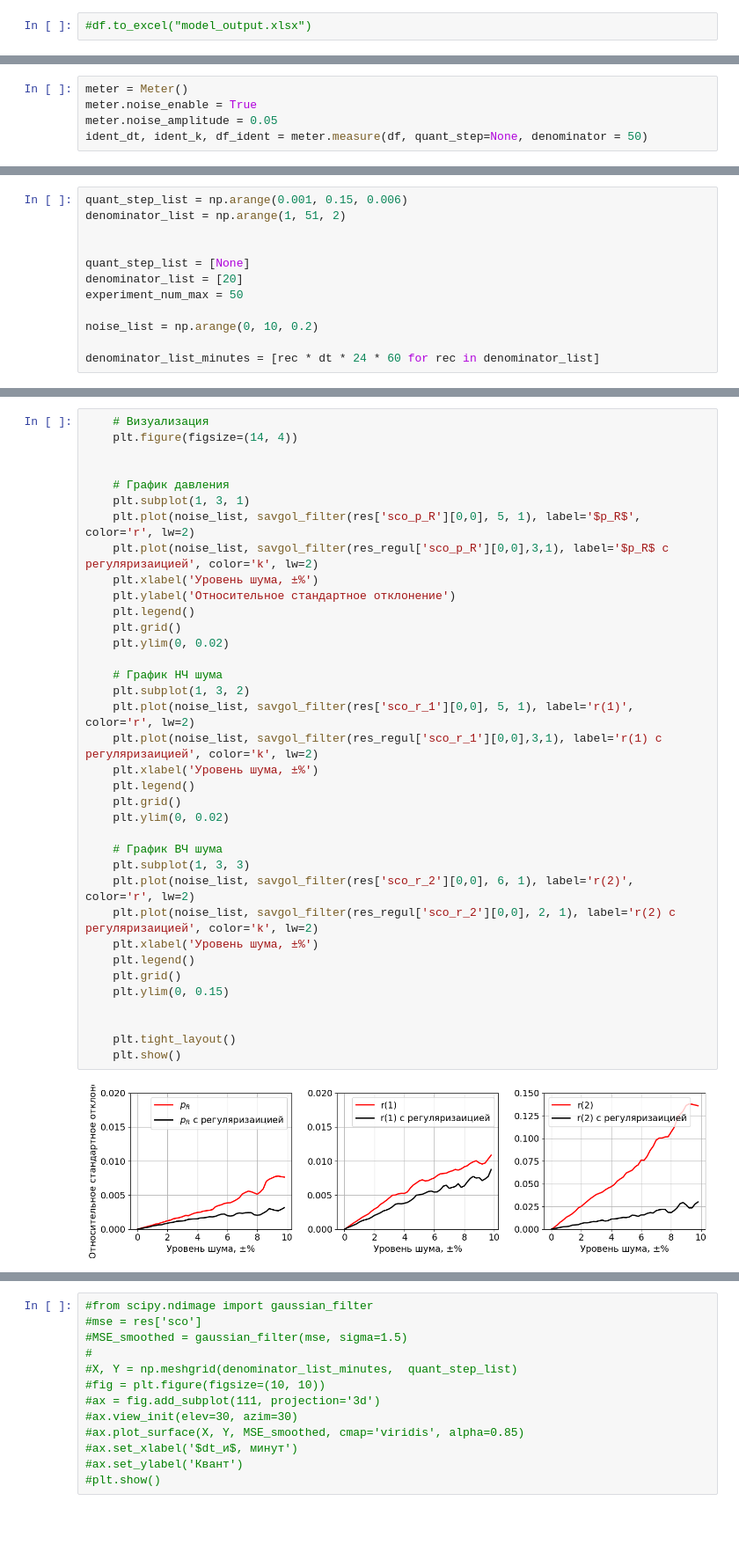
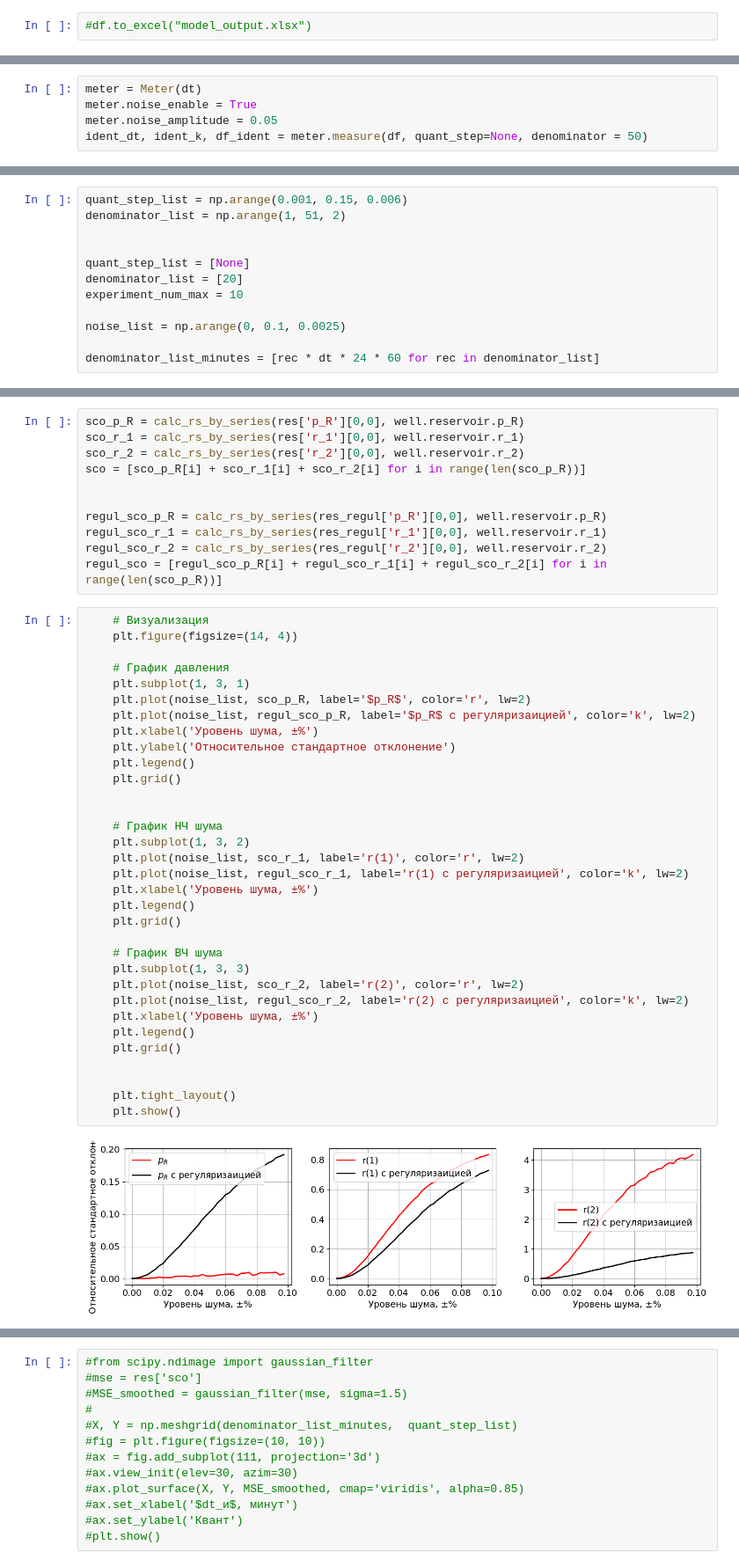
Before and after one commit to IANovoselov/well, a Jupyter notebook: src/well.ipynb, the cells around one changed output, grey strips where cells are left out. Shown at 88% size. Cells and saved outputs as stored; diff of their text form; blank space fills up the shorter version.

```diff
--- a/src/well.ipynb
+++ b/src/well.ipynb
@@ -229,5 +134,5 @@ ModuleNotFoundError: No module named 'scipy'
 # %%
-meter = Meter()
+meter = Meter(dt)
 meter.noise_enable = True
 meter.noise_amplitude = 0.05
 ident_dt, ident_k, df_ident = meter.measure(df, quant_step=None, denominator = 50)
@@ -442,9 +361,9 @@ denominator_list = np.arange(1, 51, 2)
 
 quant_step_list = [None]
 denominator_list = [20]
-experiment_num_max = 50
+experiment_num_max = 10
 
-noise_list = np.arange(0, 10, 0.2)
+noise_list = np.arange(0, 0.1, 0.0025)
 
 denominator_list_minutes = [rec * dt * 24 * 60 for rec in denominator_list]
 # %%
@@ -526,39 +409,47 @@ from scipy.signal import savgol_filter
+# %%
+sco_p_R = calc_rs_by_series(res['p_R'][0,0], well.reservoir.p_R)
+sco_r_1 = calc_rs_by_series(res['r_1'][0,0], well.reservoir.r_1)
+sco_r_2 = calc_rs_by_series(res['r_2'][0,0], well.reservoir.r_2)
+sco = [sco_p_R[i] + sco_r_1[i] + sco_r_2[i] for i in range(len(sco_p_R))]
+
+
+regul_sco_p_R = calc_rs_by_series(res_regul['p_R'][0,0], well.reservoir.p_R)
+regul_sco_r_1 = calc_rs_by_series(res_regul['r_1'][0,0], well.reservoir.r_1)
+regul_sco_r_2 = calc_rs_by_series(res_regul['r_2'][0,0], well.reservoir.r_2)
+regul_sco = [regul_sco_p_R[i] + regul_sco_r_1[i] + regul_sco_r_2[i] for i in range(len(sco_p_R))]
 # %%
     # Визуализация
     plt.figure(figsize=(14, 4))
 
-
     # График давления
     plt.subplot(1, 3, 1)
-    plt.plot(noise_list, savgol_filter(res['sco_p_R'][0,0], 5, 1), label='$p_R$', color='r', lw=2)
-    plt.plot(noise_list, savgol_filter(res_regul['sco_p_R'][0,0],3,1), label='$p_R$ с регуляризаицией', color='k', lw=2)
+    plt.plot(noise_list, sco_p_R, label='$p_R$', color='r', lw=2)
+    plt.plot(noise_list, regul_sco_p_R, label='$p_R$ с регуляризаицией', color='k', lw=2)
     plt.xlabel('Уровень шума, ±%')
     plt.ylabel('Относительное стандартное отклонение')
     plt.legend()
     plt.grid()
-    plt.ylim(0, 0.02)
+
 
     # График НЧ шума
     plt.subplot(1, 3, 2)
-    plt.plot(noise_list, savgol_filter(res['sco_r_1'][0,0], 5, 1), label='r(1)', color='r', lw=2)
-    plt.plot(noise_list, savgol_filter(res_regul['sco_r_1'][0,0],3,1), label='r(1) с регуляризаицией', color='k', lw=2)
+    plt.plot(noise_list, sco_r_1, label='r(1)', color='r', lw=2)
+    plt.plot(noise_list, regul_sco_r_1, label='r(1) с регуляризаицией', color='k', lw=2)
     plt.xlabel('Уровень шума, ±%')
     plt.legend()
     plt.grid()
-    plt.ylim(0, 0.02)
 
     # График ВЧ шума
     plt.subplot(1, 3, 3)
-    plt.plot(noise_list, savgol_filter(res['sco_r_2'][0,0], 6, 1), label='r(2)', color='r', lw=2)
-    plt.plot(noise_list, savgol_filter(res_regul['sco_r_2'][0,0], 2, 1), label='r(2) с регуляризаицией', color='k', lw=2)
+    plt.plot(noise_list, sco_r_2, label='r(2)', color='r', lw=2)
+    plt.plot(noise_list, regul_sco_r_2, label='r(2) с регуляризаицией', color='k', lw=2)
     plt.xlabel('Уровень шума, ±%')
     plt.legend()
     plt.grid()
-    plt.ylim(0, 0.15)
 
 
     plt.tight_layout()
     plt.show()
 # %% [output]
-[figure, old version]
+[figure, new version]
 # %%
```
Also changed, not shown: parts of 20 cells of this notebook, 2 other files.
